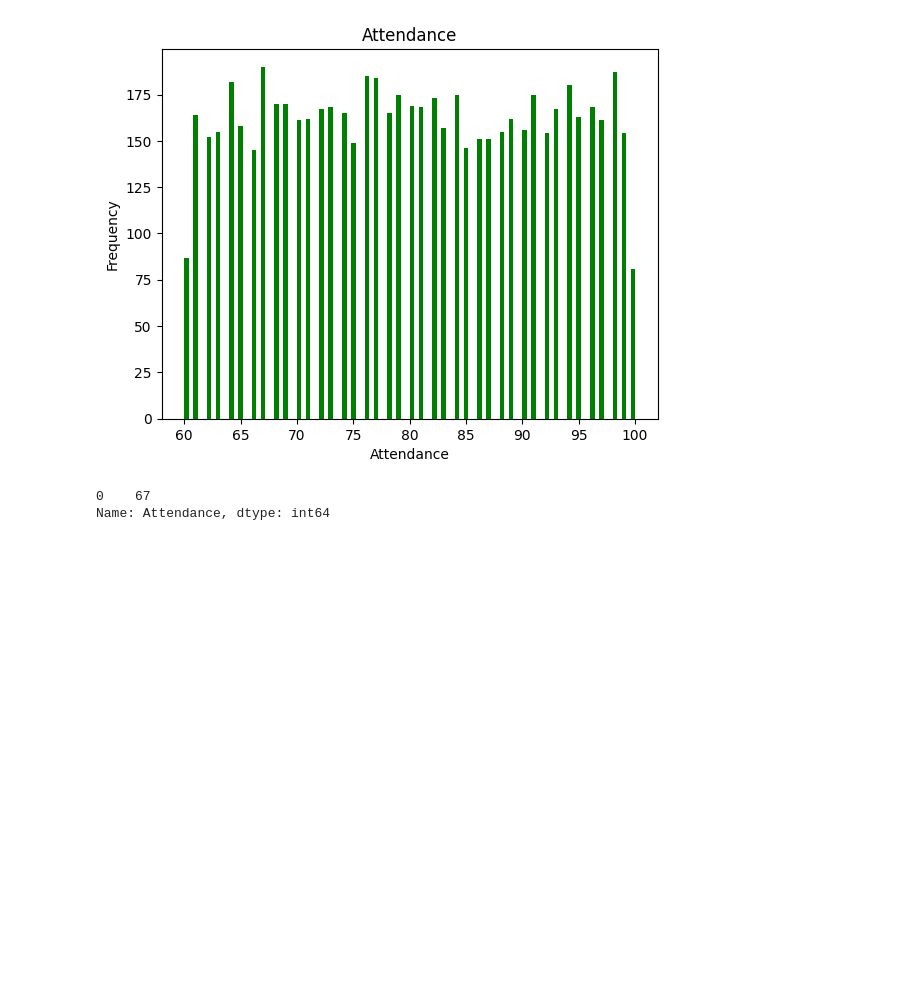
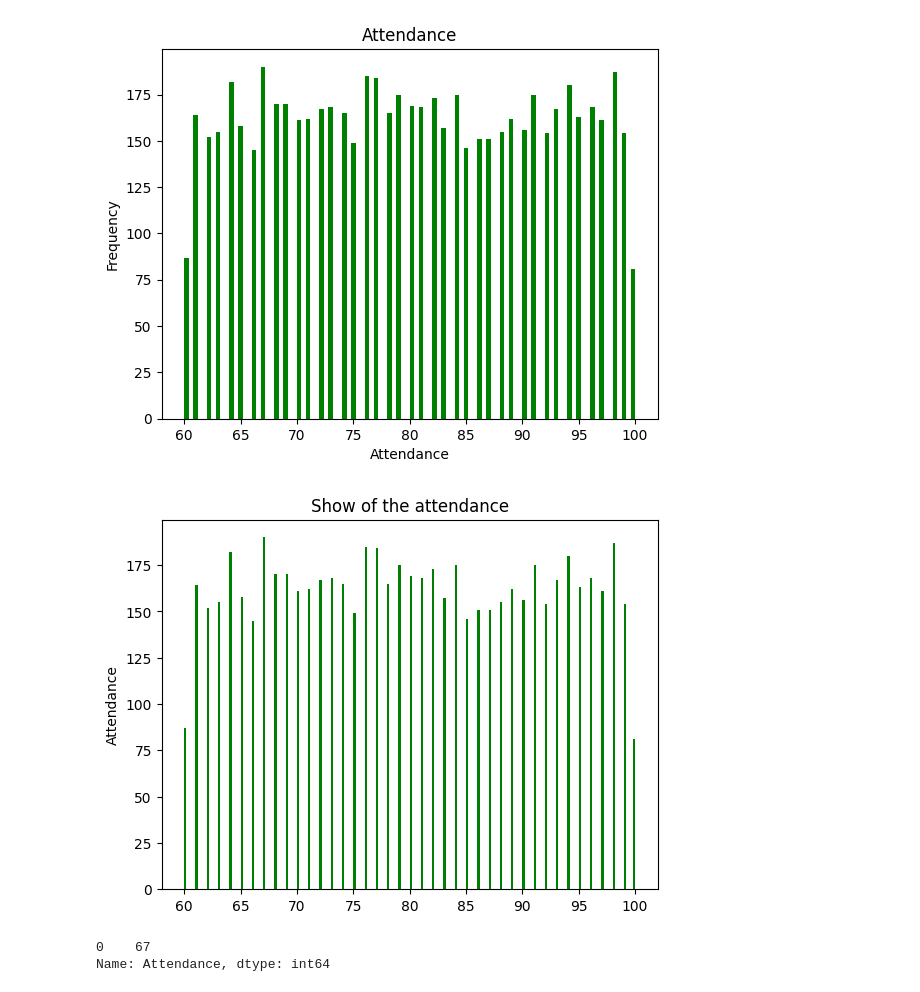
Before and after one commit to ranikumari777/CollegeProject-demo, a Jupyter notebook: Untitled11.ipynb, the cells around one changed output. Saved outputs shown, nothing was run; the diff lists cells and outputs as text; code cells hidden in the pictures; blank space fills up the shorter version.

Commit message:
Created using Colab graph xlabel ylabel

```diff
--- a/Untitled11.ipynb
+++ b/Untitled11.ipynb
@@ -20,6 +20,12 @@ plt.xlabel('Attendance')
 plt.show()
 # %% [output]
 [figure]
+# %%
+df['Attendance'].plot(kind='hist',bins=200,title='Show of the attendance',color='green', )
+plt.ylabel('Attendance')
+plt.show()
+# %% [output]
+[figure, added]
 # %%
 mode_av=df['Attendance'].mode()
 print(mode_av)
```
